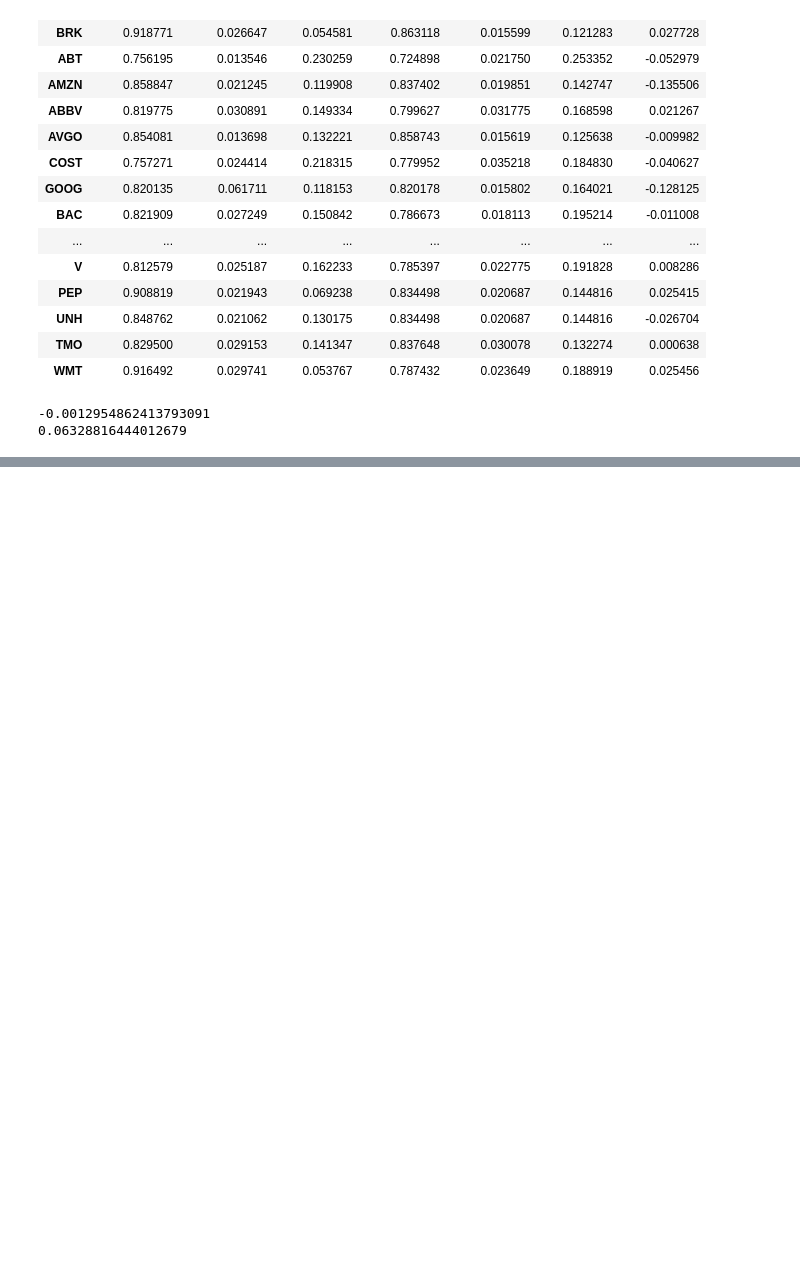
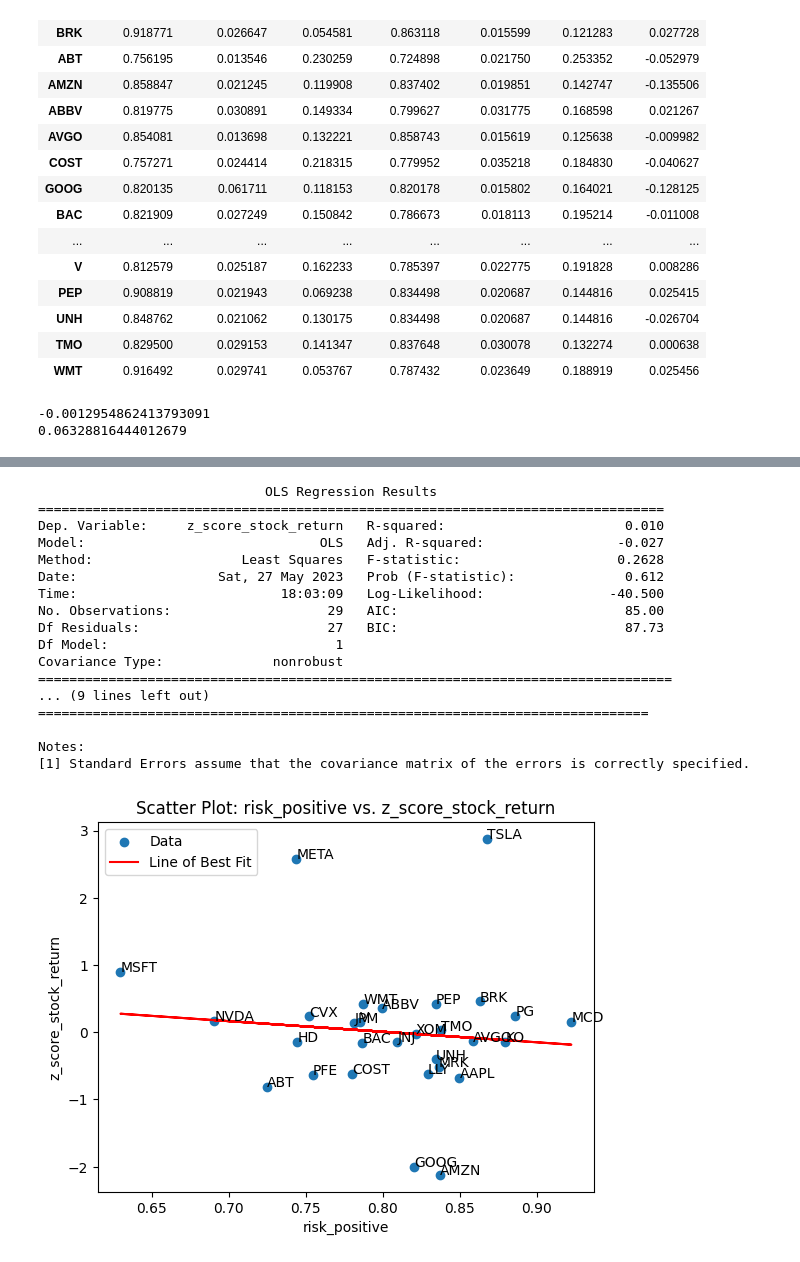
Before and after one commit to kevink107/finance-sentiment-analysis, a Jupyter notebook: data/regression.ipynb, the cells around one changed output, grey strips where cells are left out. Saved outputs shown, nothing was run; the diff lists cells and outputs as text; code cells hidden in the pictures; blank space fills up the shorter version.

```diff
--- a/data/regression.ipynb
+++ b/data/regression.ipynb
@@ -184,0 +199,21 @@ Mean Absolute Error (MAE): 0.6274567250137071
+# %%
+plot('risk_positive', 'z_score_stock_return')
+# %% [output]
+                             OLS Regression Results
+================================================================================
+Dep. Variable:     z_score_stock_return   R-squared:                       0.010
+Model:                              OLS   Adj. R-squared:                 -0.027
+Method:                   Least Squares   F-statistic:                    0.2628
+Date:                  Sat, 27 May 2023   Prob (F-statistic):              0.612
+Time:                          18:03:09   Log-Likelihood:                -40.500
+No. Observations:                    29   AIC:                             85.00
+Df Residuals:                        27   BIC:                             87.73
+Df Model:                             1
+Covariance Type:              nonrobust
+=================================================================================
+... (9 lines left out)
+==============================================================================
+
+Notes:
+[1] Standard Errors assume that the covariance matrix of the errors is correctly specified.
+[figure, added]
```
Also changed, not shown: parts of 14 cells of this notebook.
